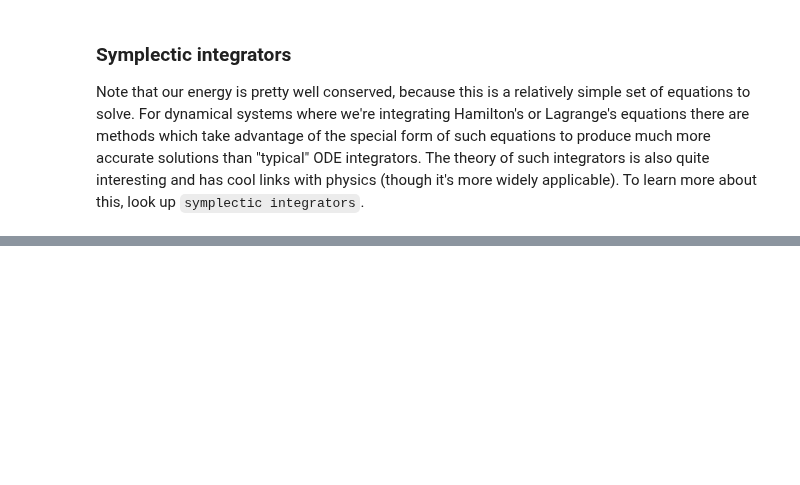
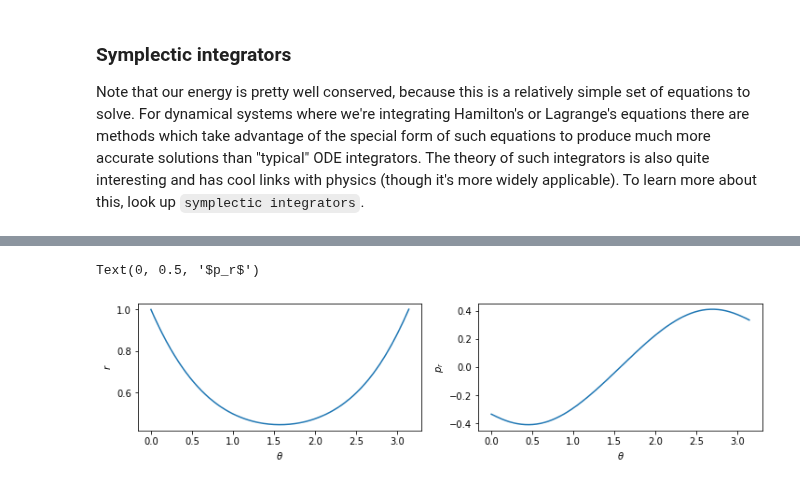
Before and after one commit to LBJ-Wade/Notebooks_cosmology, a Jupyter notebook: physics209/RayOpticsFibers.ipynb, the cells around one changed output, grey strips where cells are left out. Saved outputs shown, nothing was run; the diff lists cells and outputs as text; code cells hidden in the pictures; blank space fills up the shorter version.

```diff
--- a/physics209/RayOpticsFibers.ipynb
+++ b/physics209/RayOpticsFibers.ipynb
@@ -95,0 +145,40 @@ Note that our energy is pretty well conserved, because this is a relatively simp
+# %%
+# Define our n(r) and its derivative just to make the code
+# below clearer and easier to modify.
+def nn(rr):
+    return( 1.0/(1.0 + rr**2) )
+def dn(rr):
+    return( -2*rr/(1+rr**2)**2 )
+
+def derivs(t,y):
+    """The derivatives for the ODE integration."""
+    # Order our variables as [r,pr] and return the derivatives in this order.
+    dy    = np.zeros_like(y)
+    rr    = y[0].clip(1e-4,1)
+    pr    = y[1]
+    rt    = np.sqrt(nn(rr)**2 - pr**2)
+    dy[0] = rr*pr/rt
+    dy[1] = rt + rr*nn(rr)*dn(rr)/rt
+    return(dy)
+    #
+# We'll start out ray at theta=0, r=1 and pr<0.  To keep
+# sqrt[n^2-pr^2] positive we need |pr|<0.5.  Larger |pr|
+# gives paths with larger radius of curvature.
+# Obviously rotational invariance means we can start at any
+# theta we want, but 0 seems convenient.
+tobs = np.linspace(0.,np.pi,200)
+y0   = np.array([1.0,-0.3333])
+res  = solve_ivp(derivs,[tobs[0],tobs[-1]],y0,t_eval=tobs)
+res  = res.y
+# and make a plot of the ray position.  Could do this as a
+# polar plot, but could also just do ...
+fig,ax = plt.subplots(1,2,figsize=(12,2.5))
+ax[0].plot(tobs,res[0,:])
+ax[0].set_xlabel(r'$\theta$')
+ax[0].set_ylabel(r'$r$')
+ax[1].plot(tobs,res[1,:])
+ax[1].set_xlabel(r'$\theta$')
+ax[1].set_ylabel(r'$p_r$')
+# %% [output]
+Text(0, 0.5, '$p_r$')
+[figure, added]
```
Also changed, not shown: parts of 3 cells of this notebook.
